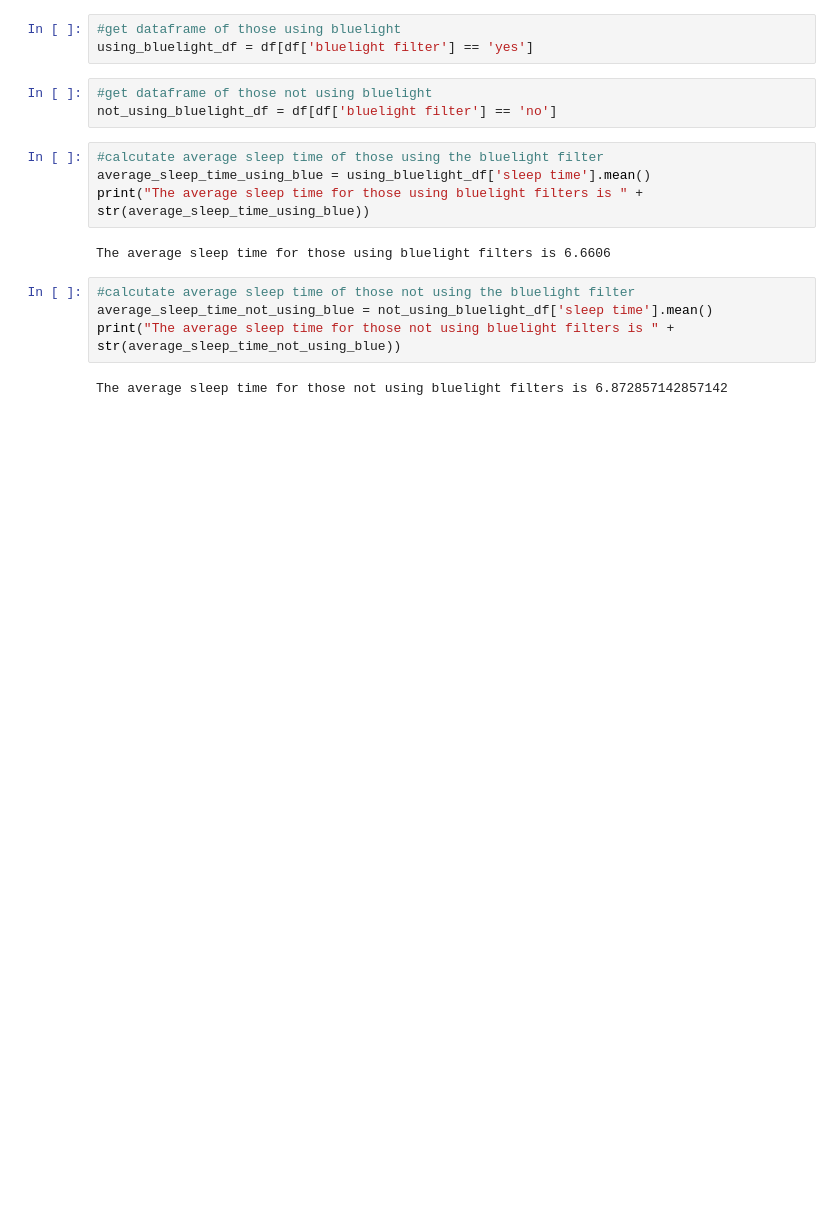
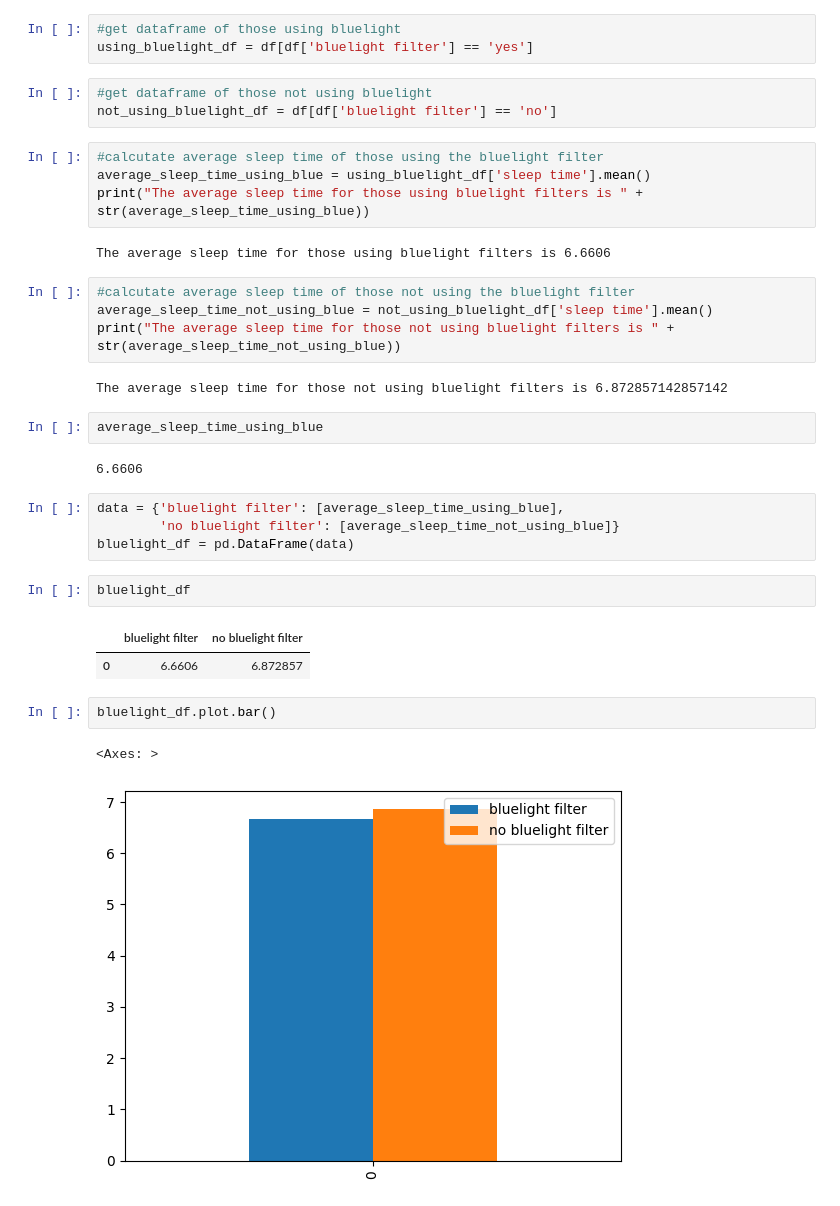
Before and after one commit to bthomasw/project1, a Jupyter notebook: Initial analysis of bluelight data.ipynb, the cells around one changed output. Cells and saved outputs as stored; diff of their text form; blank space fills up the shorter version.

Commit message:
did analysis on bluelight data and occupation data, also added figures to folder

```diff
--- a/Initial analysis of bluelight data.ipynb
+++ b/Initial analysis of bluelight data.ipynb
@@ -90,3 +91,21 @@ average_sleep_time_not_using_blue = not_using_bluelight_df['sleep time'].mean()
 print("The average sleep time for those not using bluelight filters is " + str(average_sleep_time_not_using_blue))
 # %% [output]
 The average sleep time for those not using bluelight filters is 6.872857142857142
+# %%
+average_sleep_time_using_blue
+# %% [output]
+6.6606
+# %%
+data = {'bluelight filter': [average_sleep_time_using_blue],
+        'no bluelight filter': [average_sleep_time_not_using_blue]}
+bluelight_df = pd.DataFrame(data)
+# %%
+bluelight_df
+# %% [output]
+|  | bluelight filter | no bluelight filter |
+| 0 | 6.6606 | 6.872857 |
+# %%
+bluelight_df.plot.bar()
+# %% [output]
+<Axes: >
+[figure, added]
```
Also changed, not shown: parts of 19 cells of this notebook, 13 other files.
